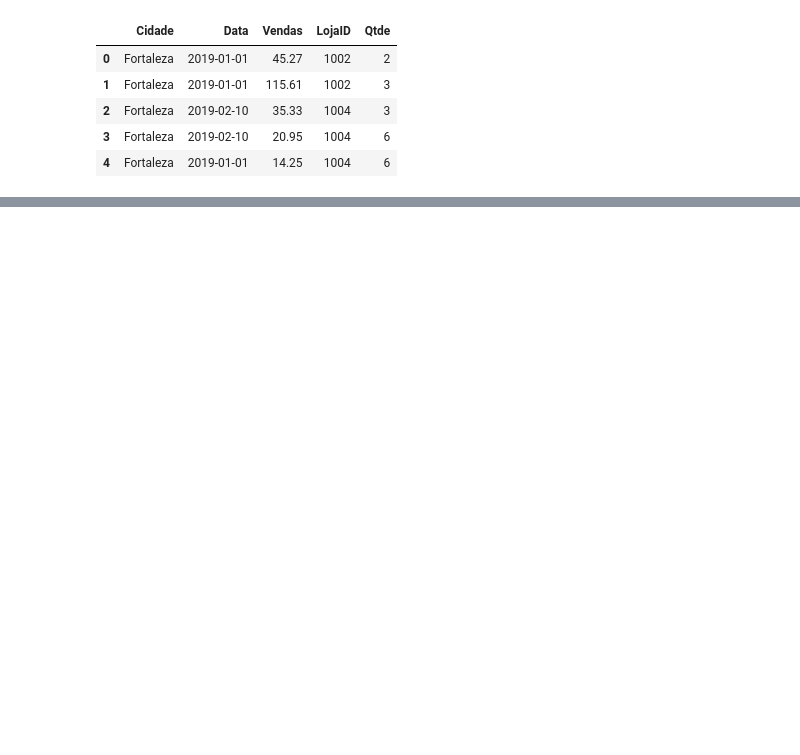
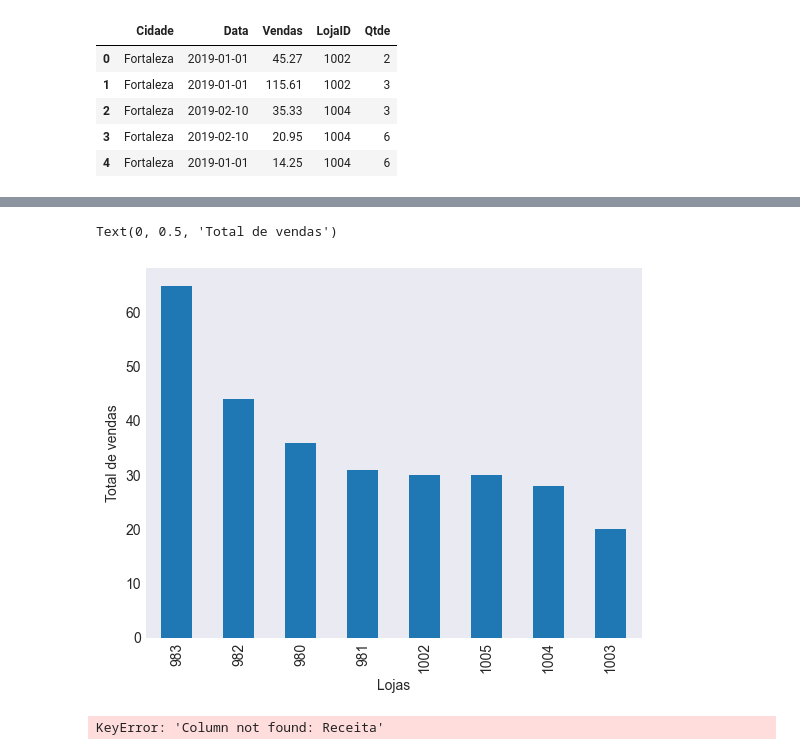
Before and after one commit to Jessicamf4/Analise-de-Dados, a Jupyter notebook: pandasAnaliseExcel.ipynb, the cells around one changed output, grey strips where cells are left out. Cells and saved outputs as stored; diff of their text form; code cells hidden in the pictures; blank space fills up the shorter version.

Commit message:
Visualização de dados

```diff
--- a/pandasAnaliseExcel.ipynb
+++ b/pandasAnaliseExcel.ipynb
@@ -30,0 +31,12 @@ df.sample(5)
+# %%
+df["LojaID"].value_counts(ascending=False).plot.bar()
+plt.xlabel("Lojas")
+plt.ylabel("Total de vendas")
+# %% [output]
+Text(0, 0.5, 'Total de vendas')
+[figure, added]
+# %%
+#Gráfico de pizza
+df.groupby(df["Data"].dt.year)["Receita"].sum().plot.pie()
+# %% [output]
+KeyError: 'Column not found: Receita'
```
Also changed, not shown: parts of 5 cells of this notebook, 2 other files.
